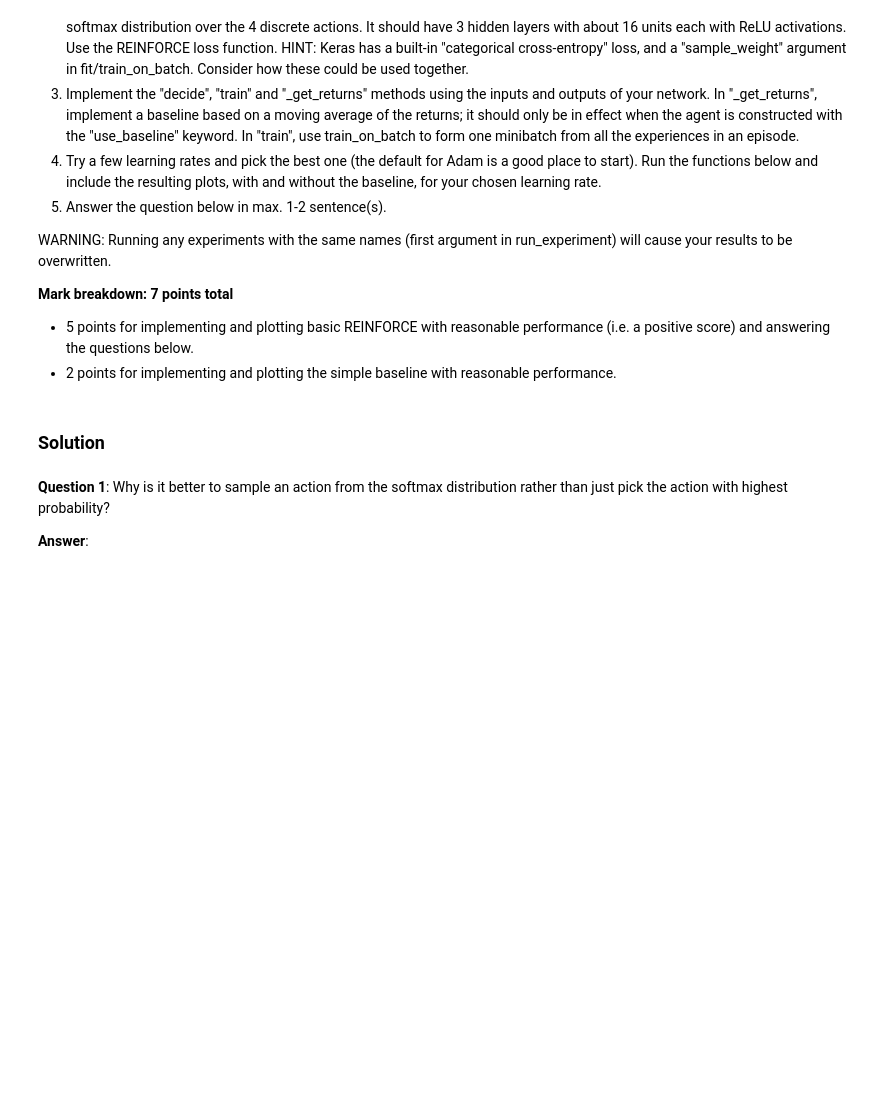
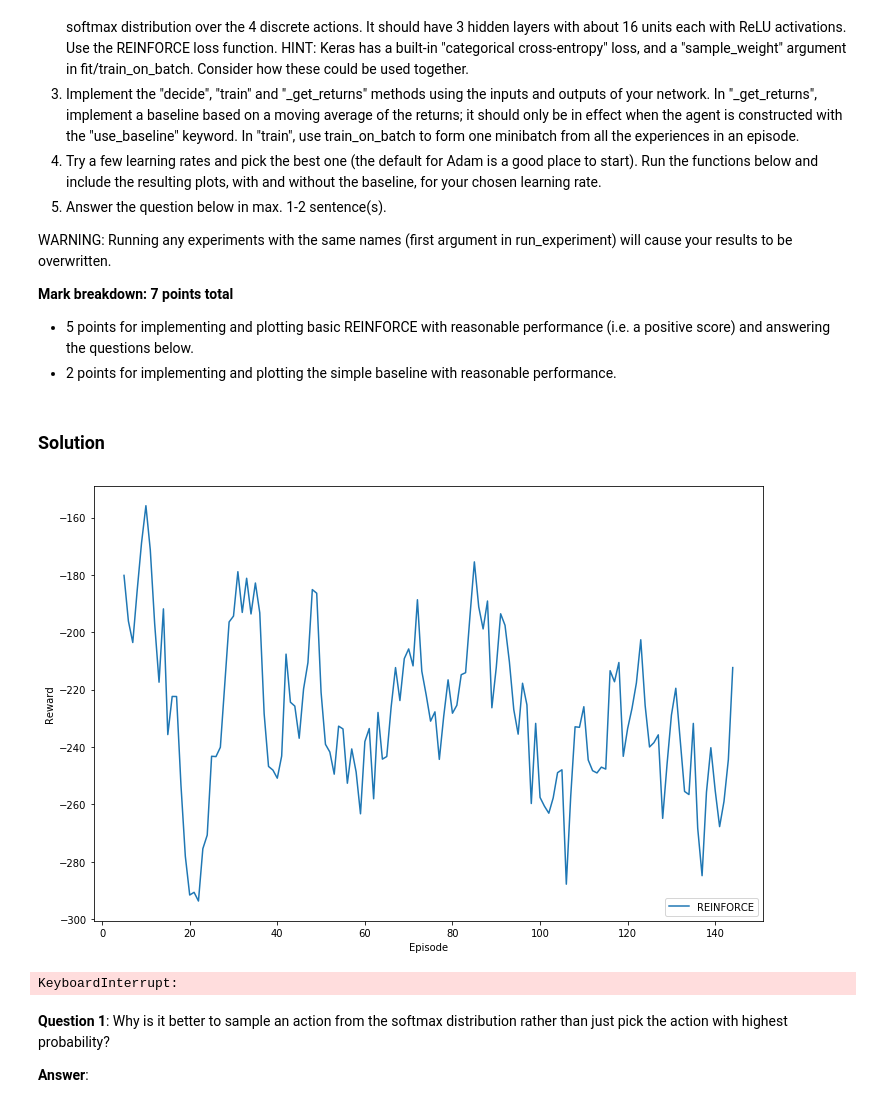
Before and after one commit to MartinStrambach/ANN_projects, a Jupyter notebook: miniproject3_2019.ipynb, the cells around one changed output. Drawn from its saved outputs; the diff is of its cells as text; code cells hidden in the pictures; blank space fills up the shorter version.

Commit message:
Still need to find a learning rate that converges

```diff
--- a/miniproject3_2019.ipynb
+++ b/miniproject3_2019.ipynb
@@ -385,10 +402,14 @@ WARNING: Running any experiments with the same names (first argument in run_expe
 # %%
 #Supply a filename here to load results from disk
 results = Results()
-policy_learning_rate = None
+policy_learning_rate = 0.0005
+learning_rate = 0.0001
 _, _ = run_experiment("REINFORCE", discrete_env, num_episodes, learning_rate)
 episodes, _ = run_experiment("REINFORCE (with baseline)", discrete_env, num_episodes, policy_learning_rate,
                              baseline='simple')
+# %% [output]
+[figure, added]
+KeyboardInterrupt:
 # %%
 render(episodes[-1], discrete_env)
 # %% [markdown]
```
Also changed, not shown: parts of 1 cell of this notebook.
